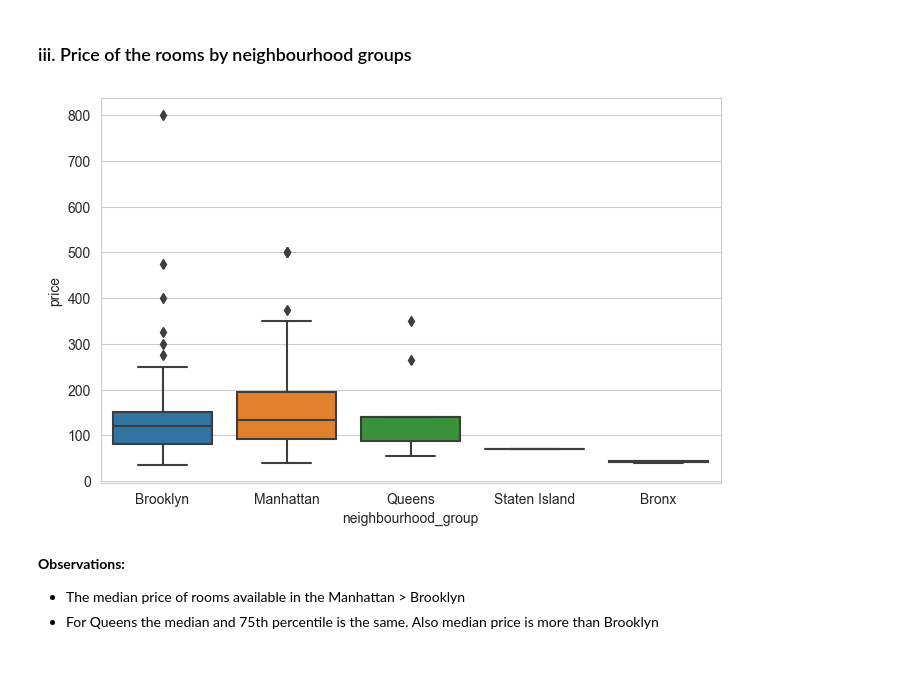
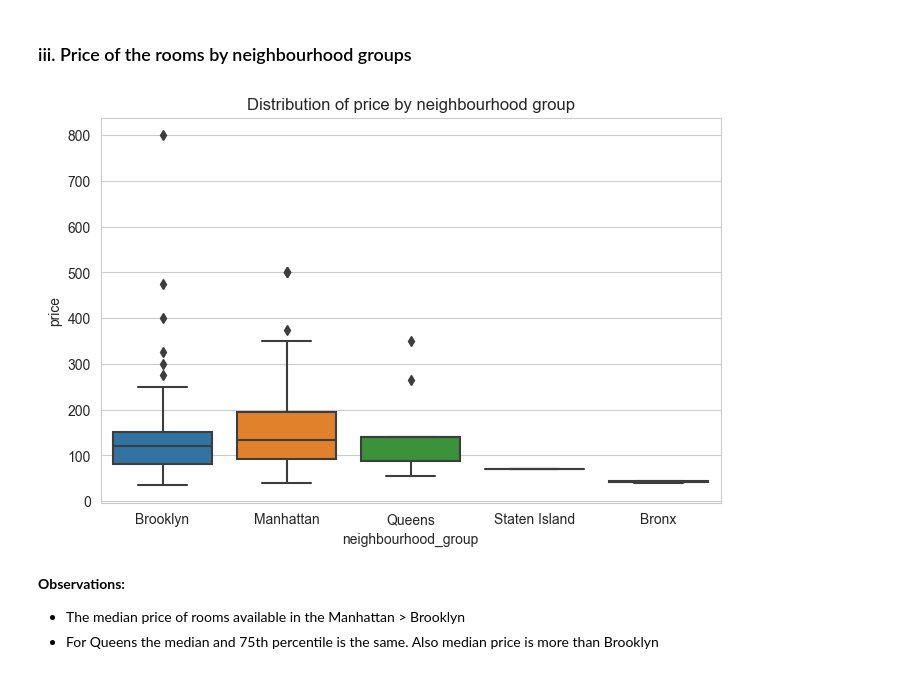
Before and after one commit to sank3t/Assignment-4, a Jupyter notebook: Data_Cleaning_and_Visualization.ipynb, the cells around one changed output. Cells and saved outputs as stored; diff of their text form; code cells hidden in the pictures.

```diff
--- a/Data_Cleaning_and_Visualization.ipynb
+++ b/Data_Cleaning_and_Visualization.ipynb
@@ -122,10 +134,11 @@ plt.show()
 # %%
 plt.figure(figsize=(8, 5))
 
 sns.boxplot(x="neighbourhood_group", y="price", data=airbnb_df)
+plt.title("Distribution of price by neighbourhood group")
 plt.show()
 # %% [output]
-[figure, old version]
+[figure, new version]
 # %% [markdown]
 **Observations:**
 
```
Also changed, not shown: parts of 22 cells of this notebook.
